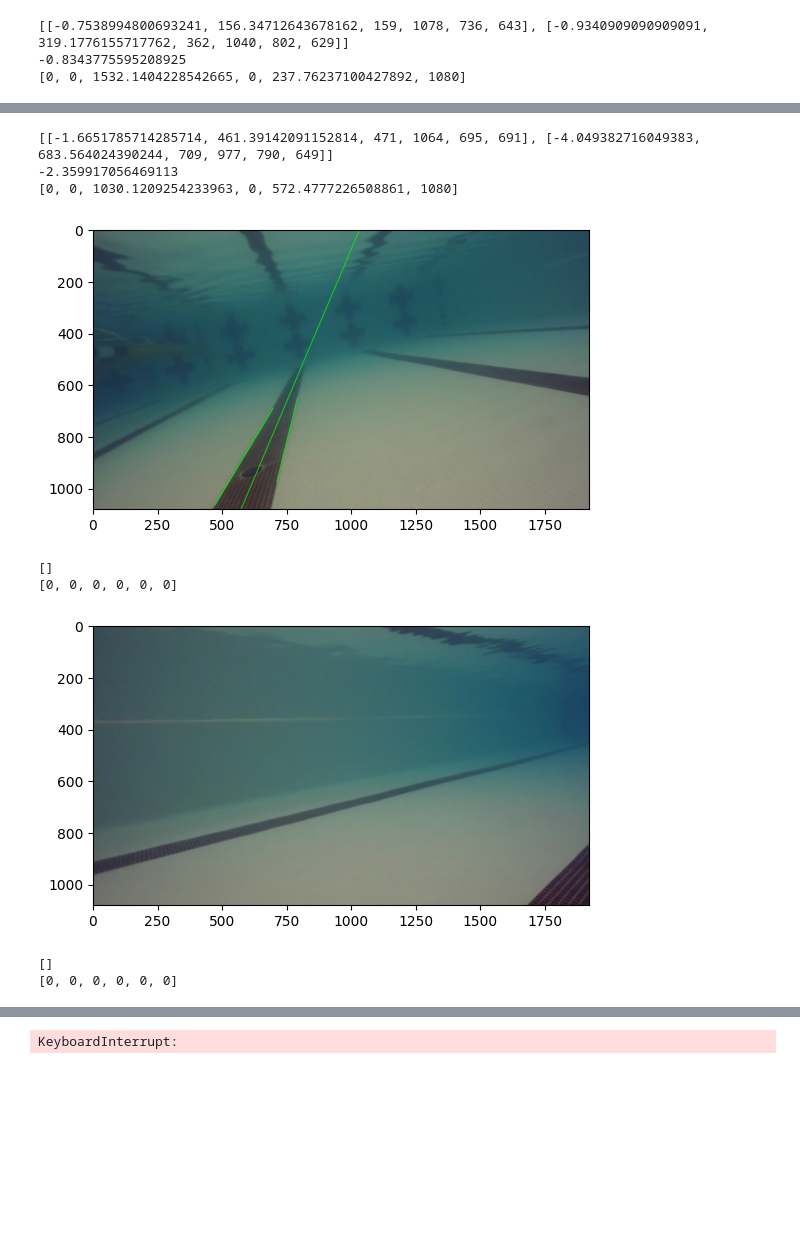
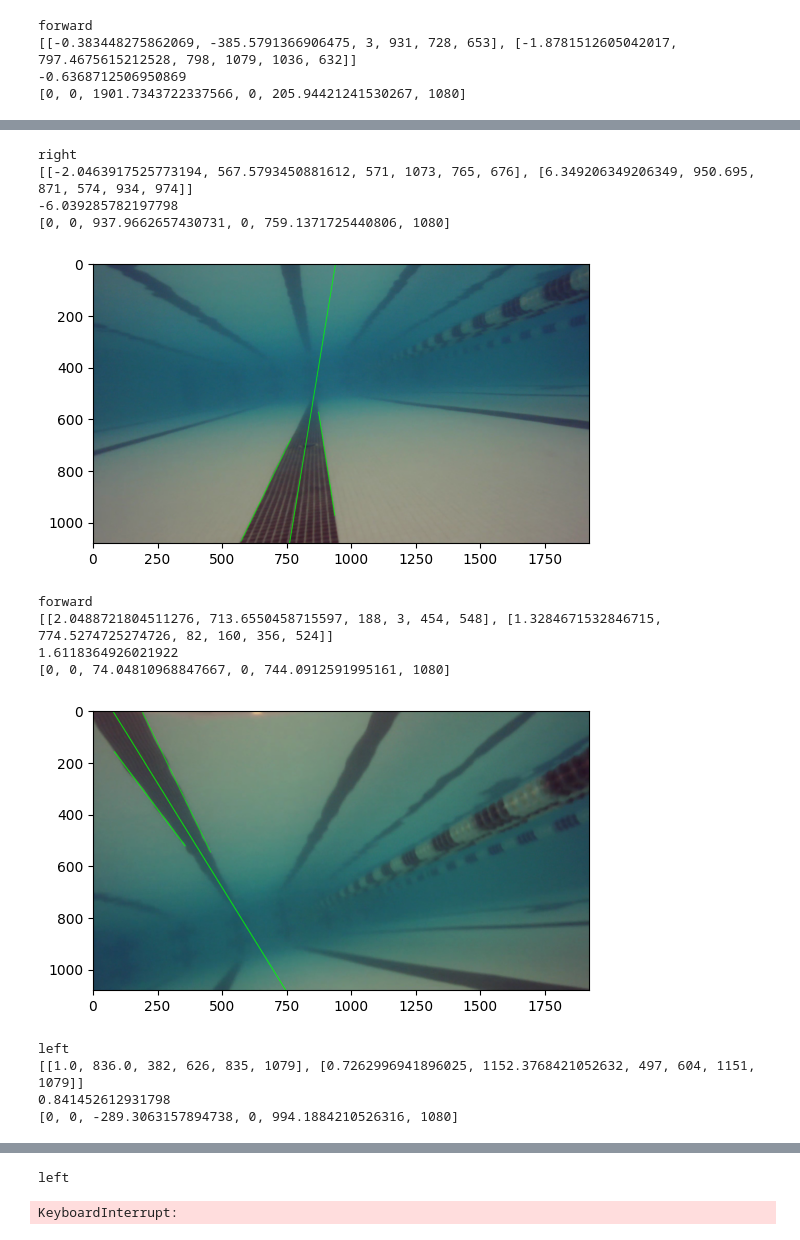
Before and after one commit to TobyFlowers/cv-intro, a Jupyter notebook: vision.ipynb, the cells around one changed output, grey strips where cells are left out. Drawn from its saved outputs; the diff is of its cells as text; code cells hidden in the pictures; blank space fills up the shorter version.

```diff
--- a/vision.ipynb
+++ b/vision.ipynb
@@ -10,7 +7,7 @@ import matplotlib.pyplot as plt
 # %%
 vcap = cv2.VideoCapture("AUV_Vid.mkv")
 
-frequency = 300
+frequency = 100
 count = 0
 
 while True:
@@ -35,7 +32,7 @@ while True:
         plt.imshow(cv2.cvtColor(lane_following.draw_center(img, cen), cv2.COLOR_BGR2RGB))
         plt.show()
 
-        #print(lane_following.recommend_direction(center[0], center[1], c))
+        print(lane_following.recommend_direction(center[0], center[1], c, lanes))
 
     count += 1
 # %% [output]
@@ -50,3 +48,4 @@ while True:
-[[-0.7538994800693241, 156.34712643678162, 159, 1078, 736, 643], [-0.9340909090909091, 319.1776155717762, 362, 1040, 802, 629]]
--0.8343775595208925
-[0, 0, 1532.1404228542665, 0, 237.76237100427892, 1080]
+forward
+[[-0.383448275862069, -385.5791366906475, 3, 931, 728, 653], [-1.8781512605042017, 797.4675615212528, 798, 1079, 1036, 632]]
+-0.6368712506950869
+[0, 0, 1901.7343722337566, 0, 205.94421241530267, 1080]
@@ -54,9 +53,14 @@ while True:
-[[-1.6651785714285714, 461.39142091152814, 471, 1064, 695, 691], [-4.049382716049383, 683.564024390244, 709, 977, 790, 649]]
--2.359917056469113
-[0, 0, 1030.1209254233963, 0, 572.4777226508861, 1080]
+right
+[[-2.0463917525773194, 567.5793450881612, 571, 1073, 765, 676], [6.349206349206349, 950.695, 871, 574, 934, 974]]
+-6.039285782197798
+[0, 0, 937.9662657430731, 0, 759.1371725440806, 1080]
-[figure, old version]
+[figure, new version]
-[]
-[0, 0, 0, 0, 0, 0]
+forward
+[[2.0488721804511276, 713.6550458715597, 188, 3, 454, 548], [1.3284671532846715, 774.5274725274726, 82, 160, 356, 524]]
+1.6118364926021922
+[0, 0, 74.04810968847667, 0, 744.0912591995161, 1080]
-[figure, old version]
+[figure, new version]
-[]
-[0, 0, 0, 0, 0, 0]
+left
+[[1.0, 836.0, 382, 626, 835, 1079], [0.7262996941896025, 1152.3768421052632, 497, 604, 1151, 1079]]
+0.841452612931798
+[0, 0, -289.3063157894738, 0, 994.1884210526316, 1080]
@@ -64 +68,2 @@ while True:
-KeyboardInterrupt:
+left
+KeyboardInterrupt:
```
Also changed, not shown: parts of 2 cells of this notebook, 1 other file.
